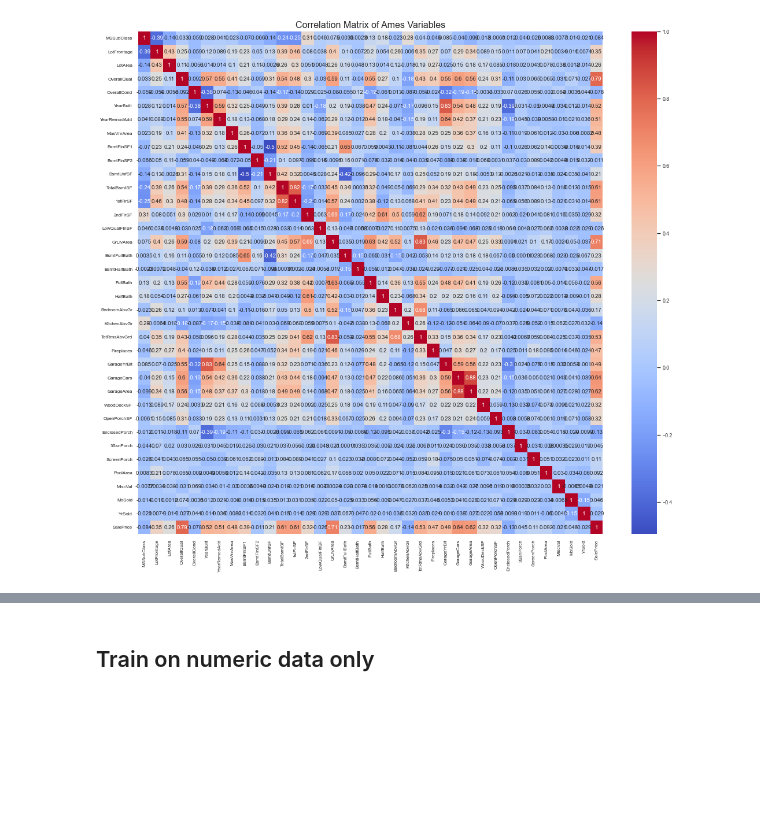
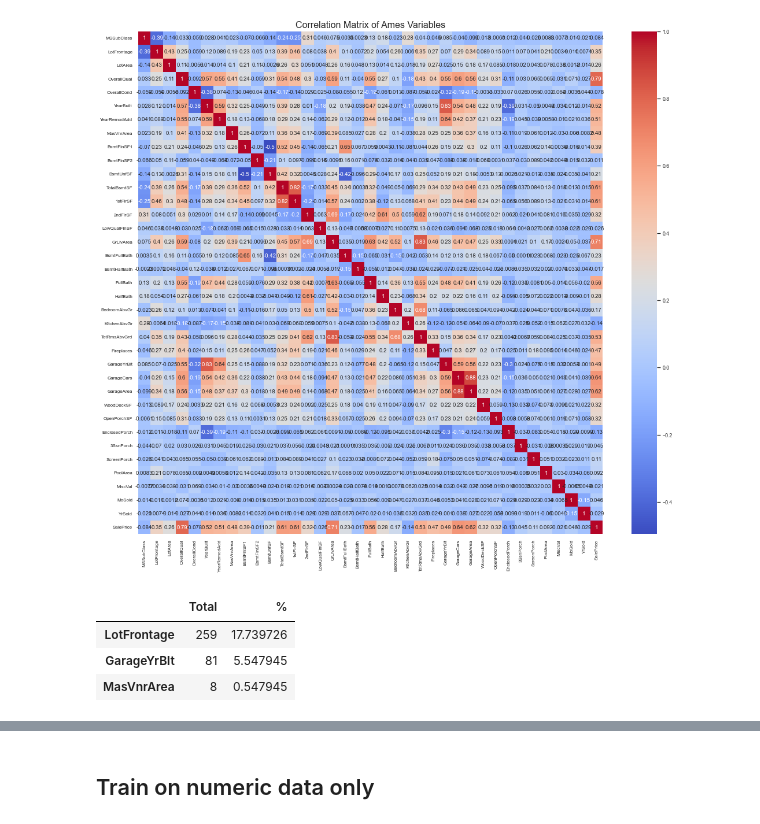
Before and after one commit to Altair200333/ML_tasks, a Jupyter notebook: task4/analize_data.ipynb, the cells around one changed output, grey strips where cells are left out. Drawn from its saved outputs; the diff is of its cells as text; code cells hidden in the pictures; blank space fills up the shorter version.

```diff
--- a/task4/analize_data.ipynb
+++ b/task4/analize_data.ipynb
@@ -139,6 +145,16 @@ ax.set_yticklabels(ax.get_ymajorticklabels(), fontsize=8)
 plt.show()
 # %% [output]
 [figure]
+# %%
+numeric_data = list(data.dtypes[data.dtypes!="object"].index.values)
+
+most_missing = get_missing_values_info(data[numeric_data])
+most_missing
+# %% [output]
+|  | Total | % |
+| LotFrontage | 259 | 17.739726 |
+| GarageYrBlt | 81 | 5.547945 |
+| MasVnrArea | 8 | 0.547945 |
 # %%
 numeric_data = X_train.select_dtypes([np.number])
 
```
Also changed, not shown: parts of 8 cells of this notebook, 11 other files.
